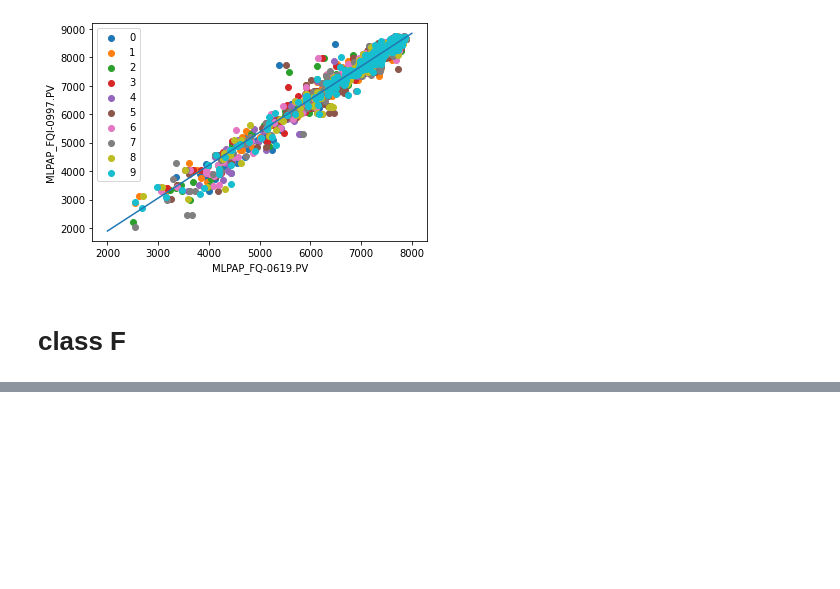
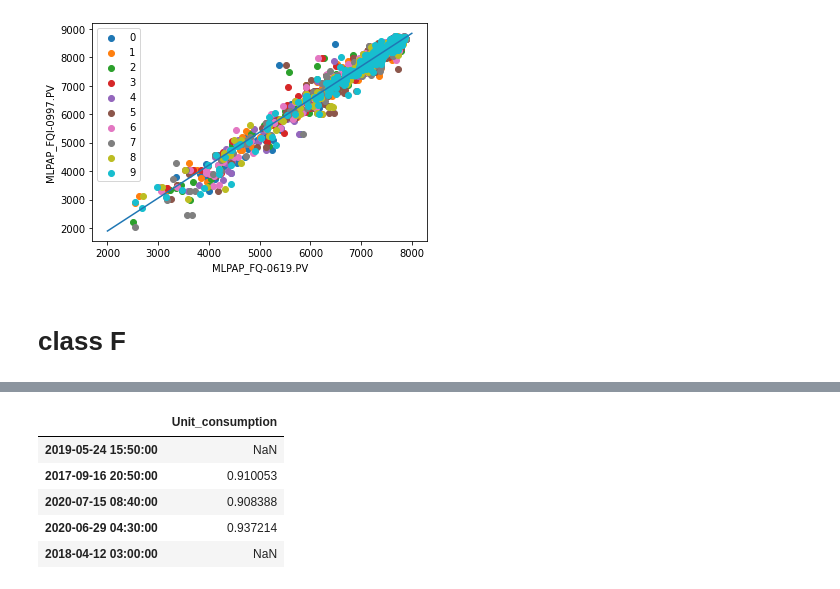
Before and after one commit to skywalker0803r/pa_0510, a Jupyter notebook: notebook/lstsq_algorithm.ipynb, the cells around one changed output, grey strips where cells are left out. Cells and saved outputs as stored; diff of their text form; code cells hidden in the pictures; blank space fills up the shorter version.

```diff
--- a/notebook/lstsq_algorithm.ipynb
+++ b/notebook/lstsq_algorithm.ipynb
@@ -121,0 +143,10 @@ r2_score(y,y_hat)
+# %%
+df['Unit_consumption'] = df[x_col[0]].values/df[y_col[0]].values
+df[['Unit_consumption']].sample(5)
+# %% [output]
+|  | Unit_consumption |
+| 2019-05-24 15:50:00 | NaN |
+| 2017-09-16 20:50:00 | 0.910053 |
+| 2020-07-15 08:40:00 | 0.908388 |
+| 2020-06-29 04:30:00 | 0.937214 |
+| 2018-04-12 03:00:00 | NaN |
```
Also changed, not shown: parts of 6 cells of this notebook.
